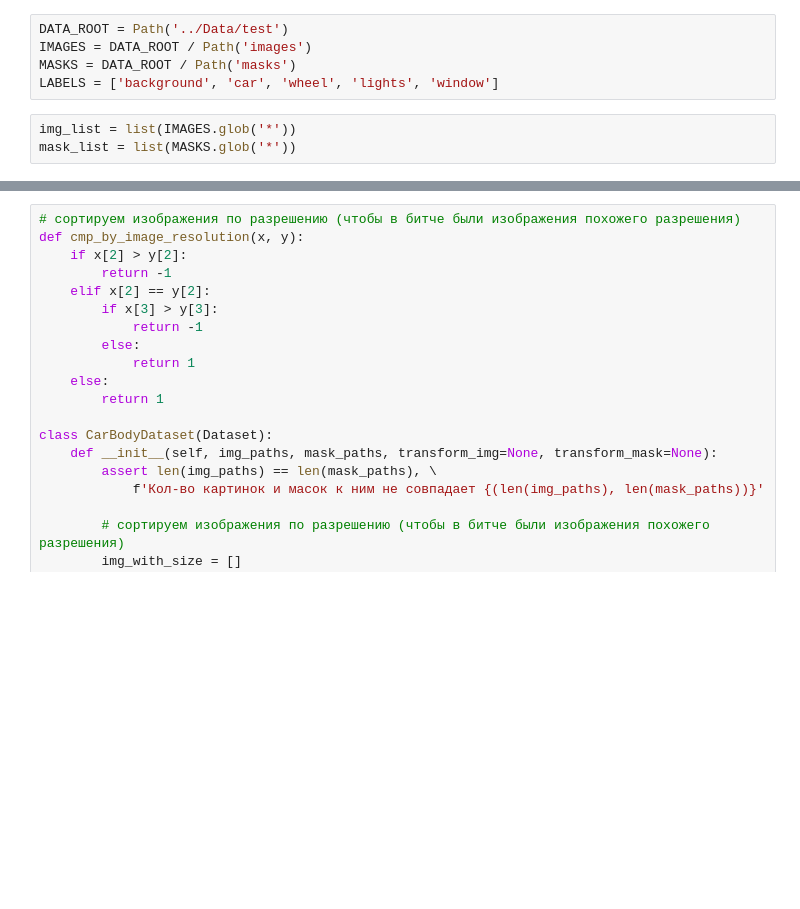
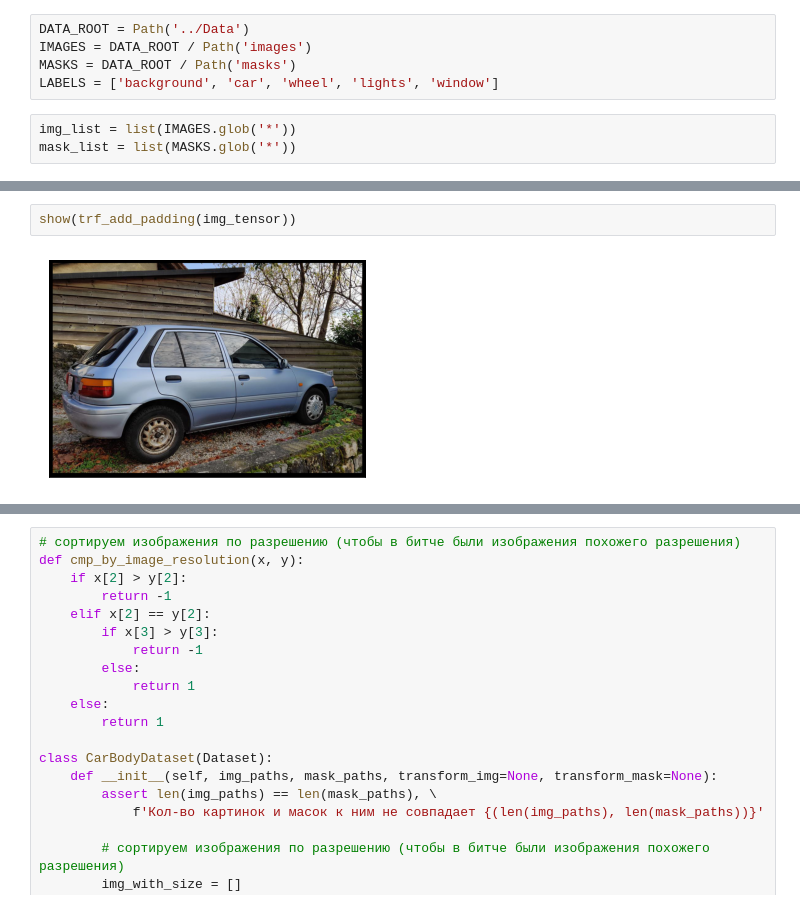
Before and after one commit to magiczhon/ARCarTuna, a Jupyter notebook: Research/research.ipynb, the cells around one changed output, grey strips where cells are left out. Drawn from its saved outputs; the diff is of its cells as text; blank space fills up the shorter version.

```diff
--- a/Research/research.ipynb
+++ b/Research/research.ipynb
@@ -45,7 +42,7 @@ def show(imgs):
 # %% [output]
 Torch 1.13.1
 # %%
-DATA_ROOT = Path('../Data/test')
+DATA_ROOT = Path('../Data')
 IMAGES = DATA_ROOT / Path('images')
 MASKS = DATA_ROOT / Path('masks')
 LABELS = ['background', 'car', 'wheel', 'lights', 'window']
@@ -77,0 +114,4 @@ show(drawn_masks)
+# %%
+show(trf_add_padding(img_tensor))
+# %% [output]
+[figure, added]
```
Also changed, not shown: parts of 15 cells of this notebook, 3 other files.
